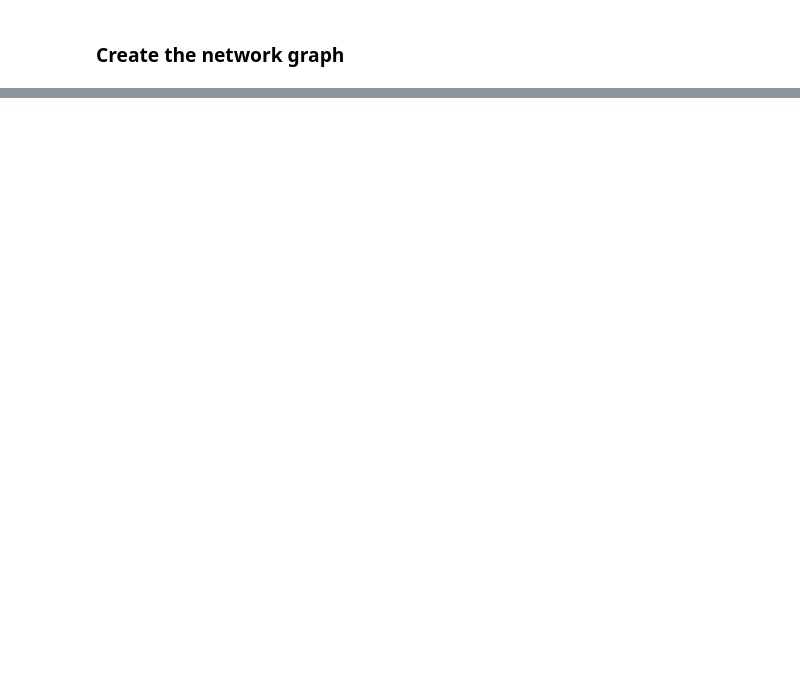
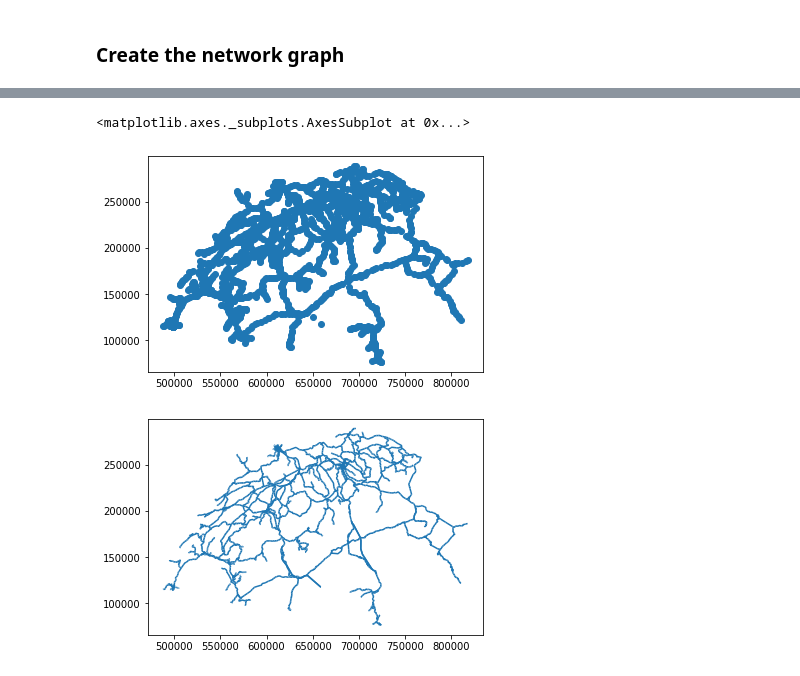
Before and after one commit to mathiasluethi/network-science-final-project, a Jupyter notebook: Network Science Final Project.ipynb, the cells around one changed output, grey strips where cells are left out. Cells and saved outputs as stored; diff of their text form; code cells hidden in the pictures; blank space fills up the shorter version.

```diff
--- a/Network Science Final Project.ipynb
+++ b/Network Science Final Project.ipynb
@@ -42,0 +56,8 @@ nx.draw(G, node_size=1, edge_color="r")
+# %%
+# Plot of the Stations and lines
+netzknoten.plot()
+netzsegment.plot()
+# %% [output]
+<matplotlib.axes._subplots.AxesSubplot at 0x...>
+[figure, added]
+[figure, added]
```
Also changed, not shown: parts of 11 cells of this notebook, 1 other file.
